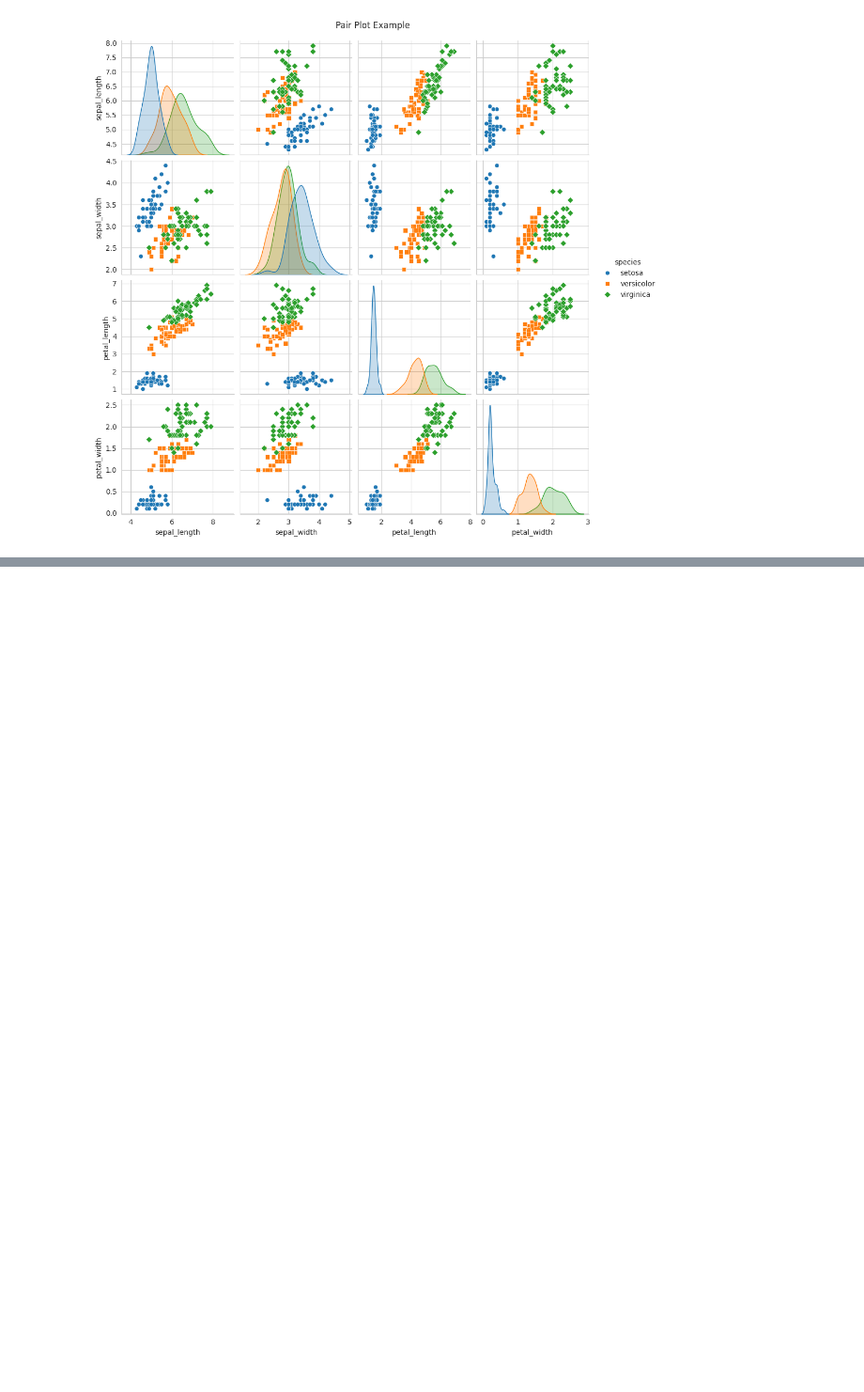
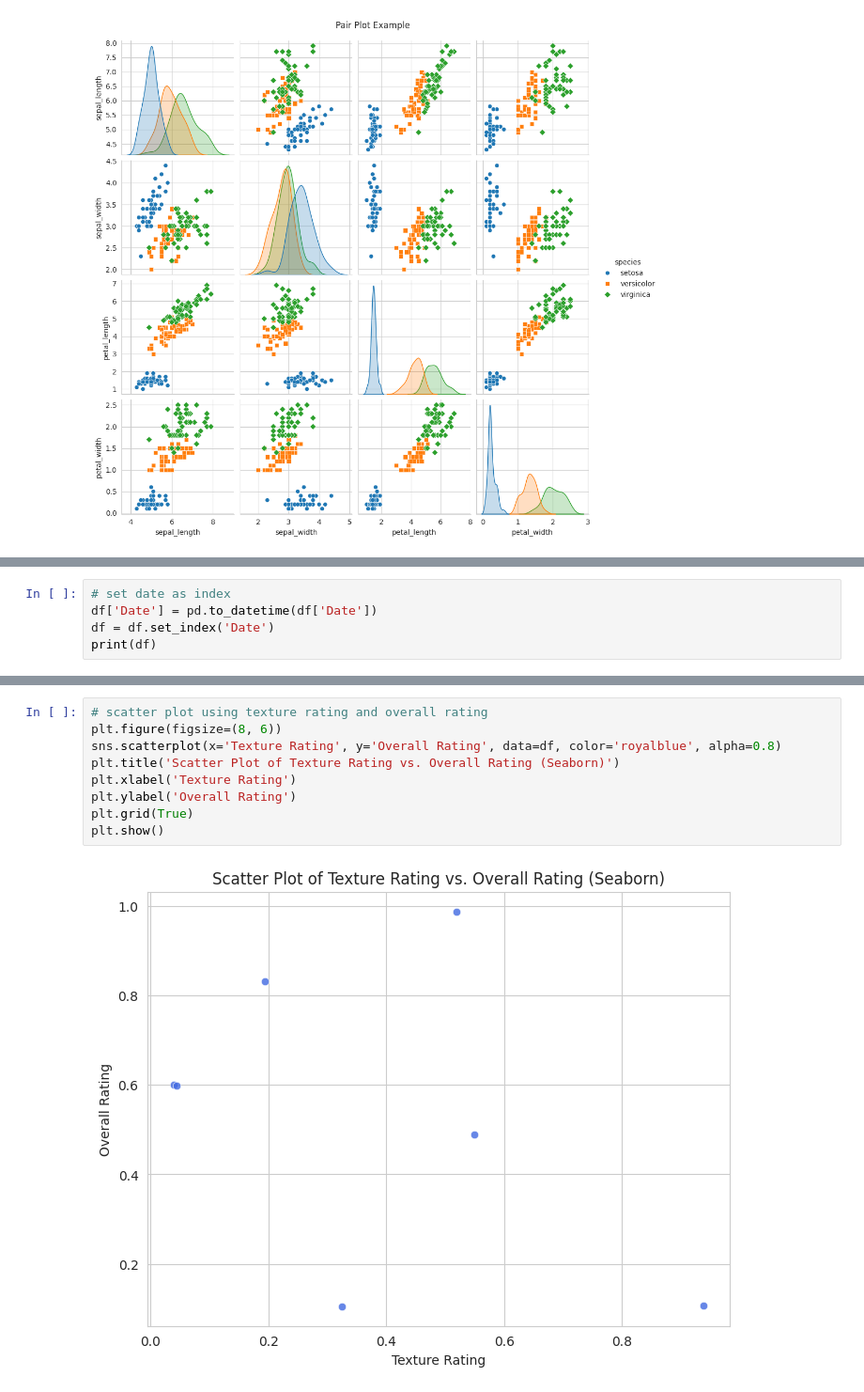
Before and after one commit to sulav063/Machine_Learning_Workshop, a Jupyter notebook: Visualization.ipynb, the cells around one changed output, grey strips where cells are left out. Shown at 94% size. Drawn from its saved outputs; the diff is of its cells as text; blank space fills up the shorter version.

```diff
--- a/Visualization.ipynb
+++ b/Visualization.ipynb
@@ -108,3 +103,8 @@ df
 | 4 | 1/5/2022 | 0.386887 | 0.519439 | 0.988280 |
 | 5 | 1/6/2022 | 0.877984 | 0.193588 | 0.832827 |
 | 6 | 1/7/2022 | 0.140995 | 0.325110 | 0.105147 |
+# %%
+# set date as index
+df['Date'] = pd.to_datetime(df['Date'])
+df = df.set_index('Date')
+print(df)
@@ -110,0 +121,11 @@ df
+# %%
+# scatter plot using texture rating and overall rating
+plt.figure(figsize=(8, 6))
+sns.scatterplot(x='Texture Rating', y='Overall Rating', data=df, color='royalblue', alpha=0.8)
+plt.title('Scatter Plot of Texture Rating vs. Overall Rating (Seaborn)')
+plt.xlabel('Texture Rating')
+plt.ylabel('Overall Rating')
+plt.grid(True)
+plt.show()
+# %% [output]
+[figure, added]
```
Also changed, not shown: parts of 10 cells of this notebook.
